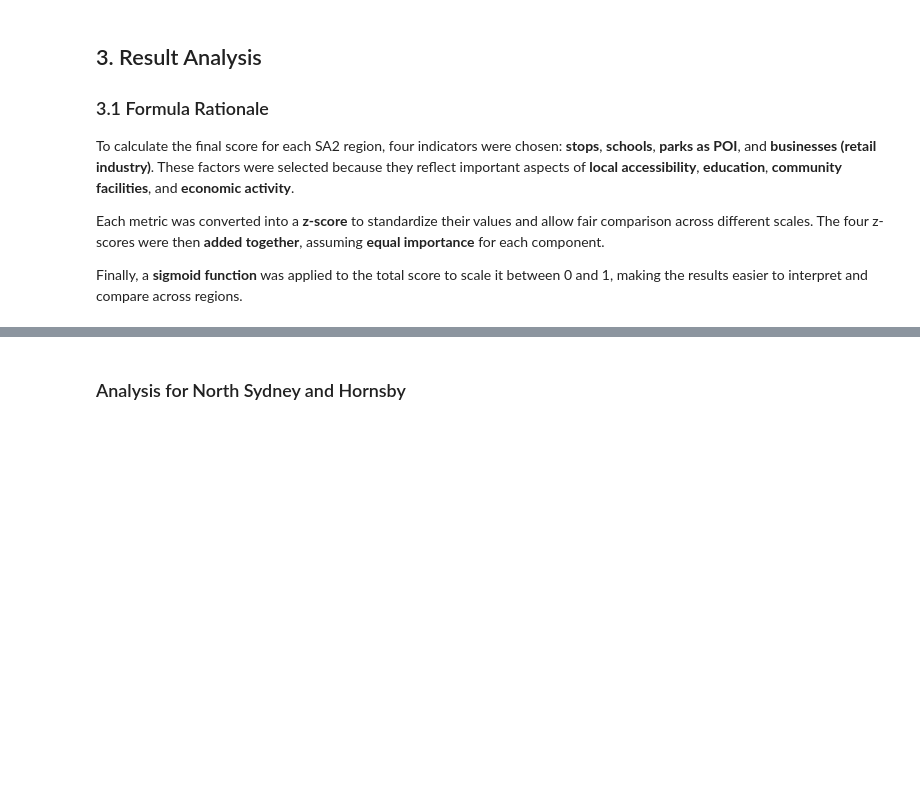
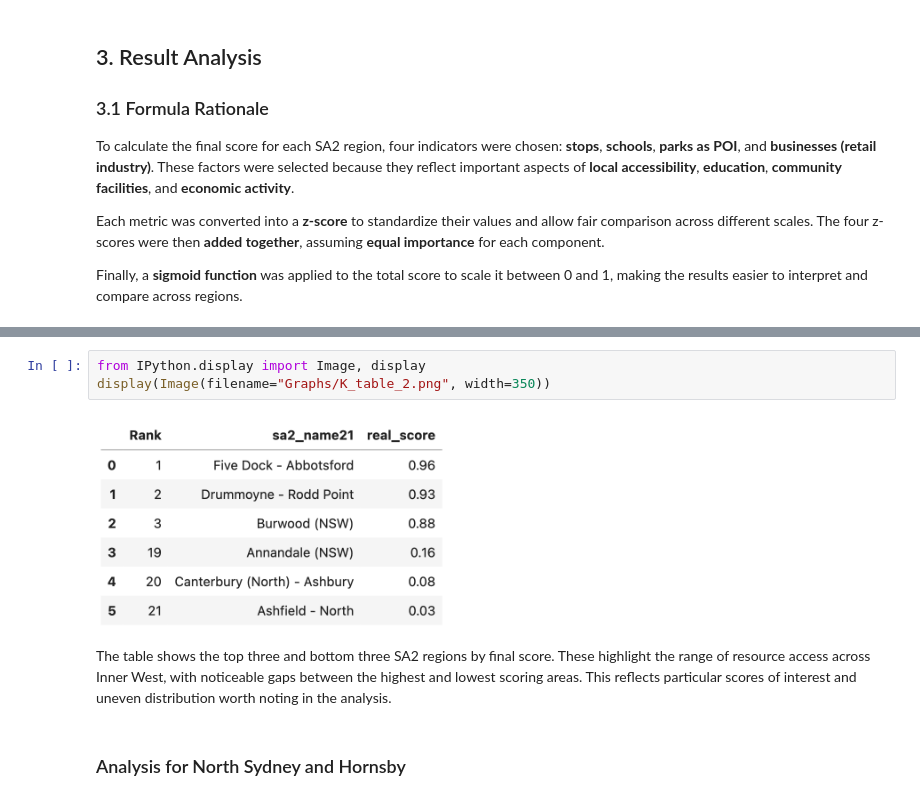
Before and after one commit to Katherine-Kong/DATA2001-A, a Jupyter notebook: new_report.ipynb, the cells around one changed output, grey strips where cells are left out. Cells and saved outputs as stored; diff of their text form; blank space fills up the shorter version.

```diff
--- a/new_report.ipynb
+++ b/new_report.ipynb
@@ -79,3 +73,11 @@ This reflects particular scores of interest and uneven distribution worth noting
+# %%
+from IPython.display import Image, display
+display(Image(filename="Graphs/K_table_2.png", width=350))
+# %% [output]
+[figure, added]
+# %% [markdown]
+The table shows the top three and bottom three SA2 regions by final score. These highlight the range of resource access across Inner West, with noticeable gaps between the highest and lowest scoring areas.
+This reflects particular scores of interest and uneven distribution worth noting in the analysis.
 # %% [markdown]
 ### Analysis for North Sydney and Hornsby
 # %% [markdown]
```
Also changed, not shown: parts of 12 cells of this notebook, 1 other file.
